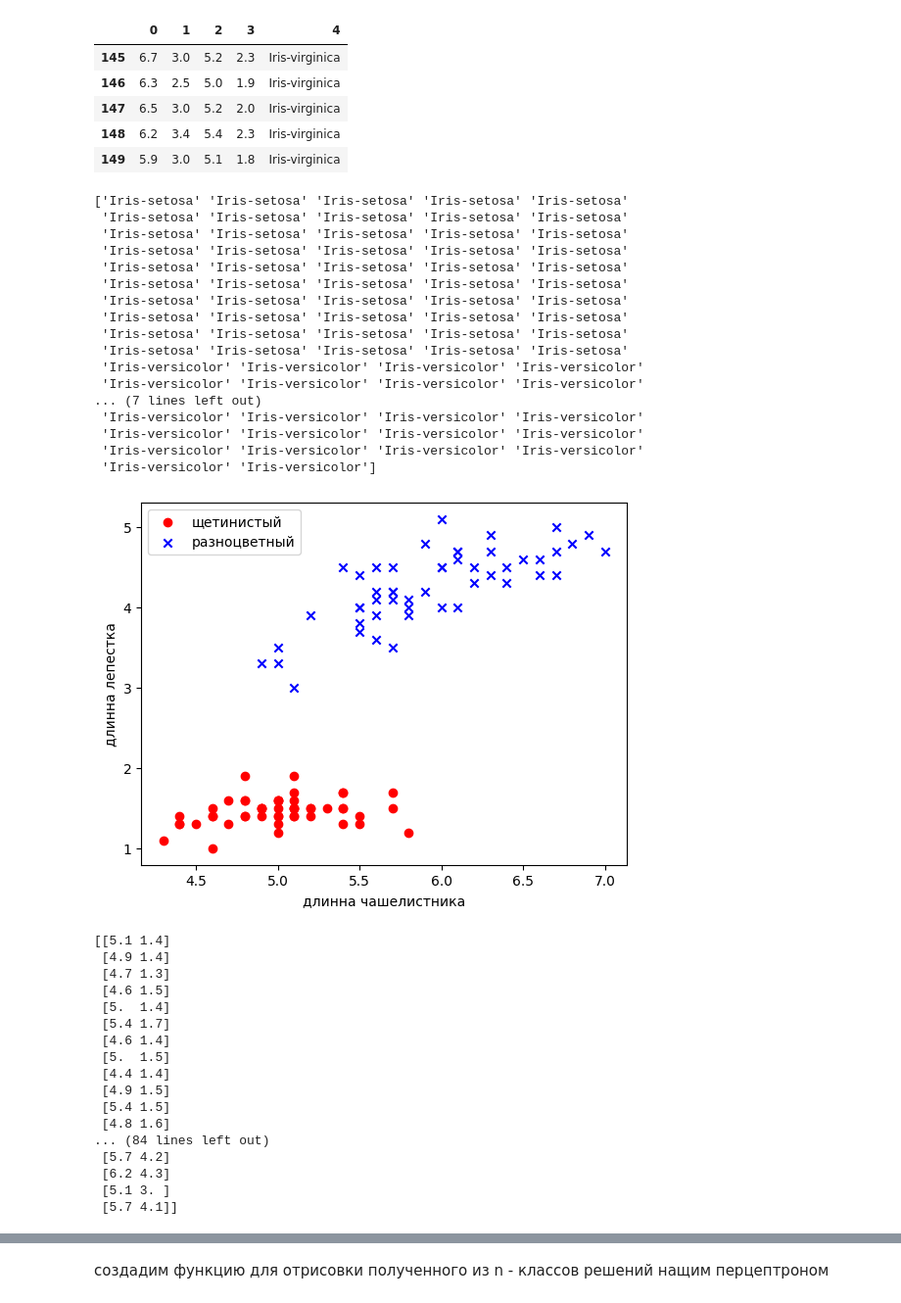
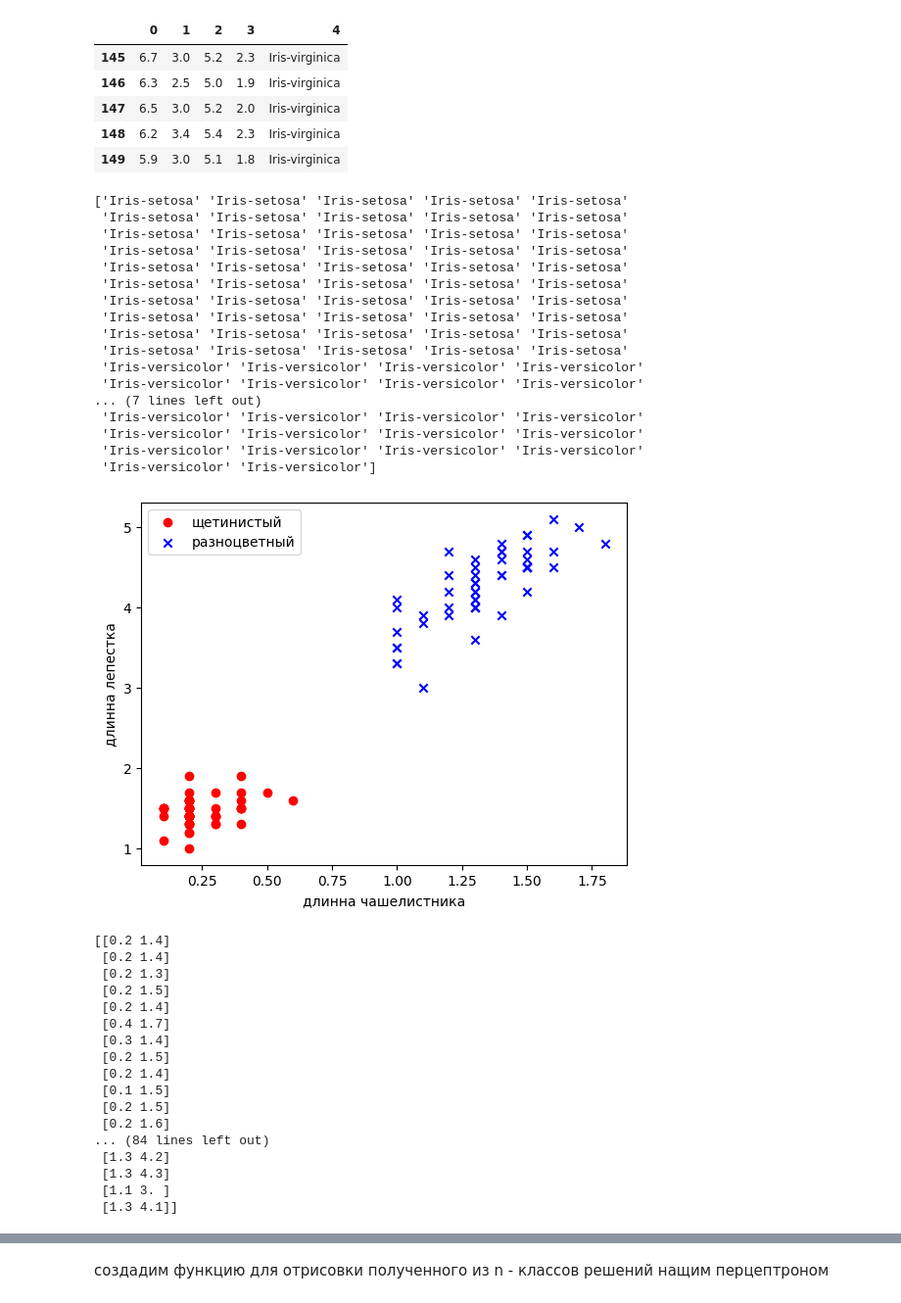
Before and after one commit to Asdergh/Drone_kit, a Jupyter notebook: Untitled-1.ipynb, the cells around one changed output, grey strips where cells are left out. Shown at 98% size. Cells and saved outputs as stored; diff of their text form; code cells hidden in the pictures.

```diff
--- a/Untitled-1.ipynb
+++ b/Untitled-1.ipynb
@@ -95,51 +95,51 @@ data_frame.tail()
 # %%
 y = data_frame.iloc[0:100, 4].values
 print(y)
 y = np.where(y == "Iris-versicolor", -1, 1)
-X = data_frame.iloc[0:100, [0, 2]].values
+X = data_frame.iloc[0:100, [3, 2]].values
 plt.scatter(X[:50, 0], X[:50, 1], color="red", marker="o", label="щетинистый")
 plt.scatter(X[50:100, 0], X[50:100, 1], color="blue", marker="x", label="разноцветный")
 plt.xlabel("длинна чашелистника")
 plt.ylabel("длинна лепестка")
 plt.legend(loc="upper left")
 plt.show()
 print(X)
 # %% [output]
 ['Iris-setosa' 'Iris-setosa' 'Iris-setosa' 'Iris-setosa' 'Iris-setosa'
  'Iris-setosa' 'Iris-setosa' 'Iris-setosa' 'Iris-setosa' 'Iris-setosa'
  'Iris-setosa' 'Iris-setosa' 'Iris-setosa' 'Iris-setosa' 'Iris-setosa'
  'Iris-setosa' 'Iris-setosa' 'Iris-setosa' 'Iris-setosa' 'Iris-setosa'
  'Iris-setosa' 'Iris-setosa' 'Iris-setosa' 'Iris-setosa' 'Iris-setosa'
  'Iris-setosa' 'Iris-setosa' 'Iris-setosa' 'Iris-setosa' 'Iris-setosa'
  'Iris-setosa' 'Iris-setosa' 'Iris-setosa' 'Iris-setosa' 'Iris-setosa'
  'Iris-setosa' 'Iris-setosa' 'Iris-setosa' 'Iris-setosa' 'Iris-setosa'
  'Iris-setosa' 'Iris-setosa' 'Iris-setosa' 'Iris-setosa' 'Iris-setosa'
  'Iris-setosa' 'Iris-setosa' 'Iris-setosa' 'Iris-setosa' 'Iris-setosa'
  'Iris-versicolor' 'Iris-versicolor' 'Iris-versicolor' 'Iris-versicolor'
  'Iris-versicolor' 'Iris-versicolor' 'Iris-versicolor' 'Iris-versicolor'
 ... (7 lines left out)
  'Iris-versicolor' 'Iris-versicolor' 'Iris-versicolor' 'Iris-versicolor'
  'Iris-versicolor' 'Iris-versicolor' 'Iris-versicolor' 'Iris-versicolor'
  'Iris-versicolor' 'Iris-versicolor' 'Iris-versicolor' 'Iris-versicolor'
  'Iris-versicolor' 'Iris-versicolor']
-[figure, old version]
+[figure, new version]
-[[5.1 1.4]
- [4.9 1.4]
- [4.7 1.3]
- [4.6 1.5]
- [5.  1.4]
- [5.4 1.7]
- [4.6 1.4]
- [5.  1.5]
- [4.4 1.4]
- [4.9 1.5]
- [5.4 1.5]
- [4.8 1.6]
+[[0.2 1.4]
+ [0.2 1.4]
+ [0.2 1.3]
+ [0.2 1.5]
+ [0.2 1.4]
+ [0.4 1.7]
+ [0.3 1.4]
+ [0.2 1.5]
+ [0.2 1.4]
+ [0.1 1.5]
+ [0.2 1.5]
+ [0.2 1.6]
 ... (84 lines left out)
- [5.7 4.2]
- [6.2 4.3]
- [5.1 3. ]
- [5.7 4.1]]
+ [1.3 4.2]
+ [1.3 4.3]
+ [1.1 3. ]
+ [1.3 4.1]]
 # %%
 pn = Perceptron(eta=0.1, epochs=20)
 pn.fit(X, y)
```
Also changed, not shown: parts of 2 cells of this notebook.
